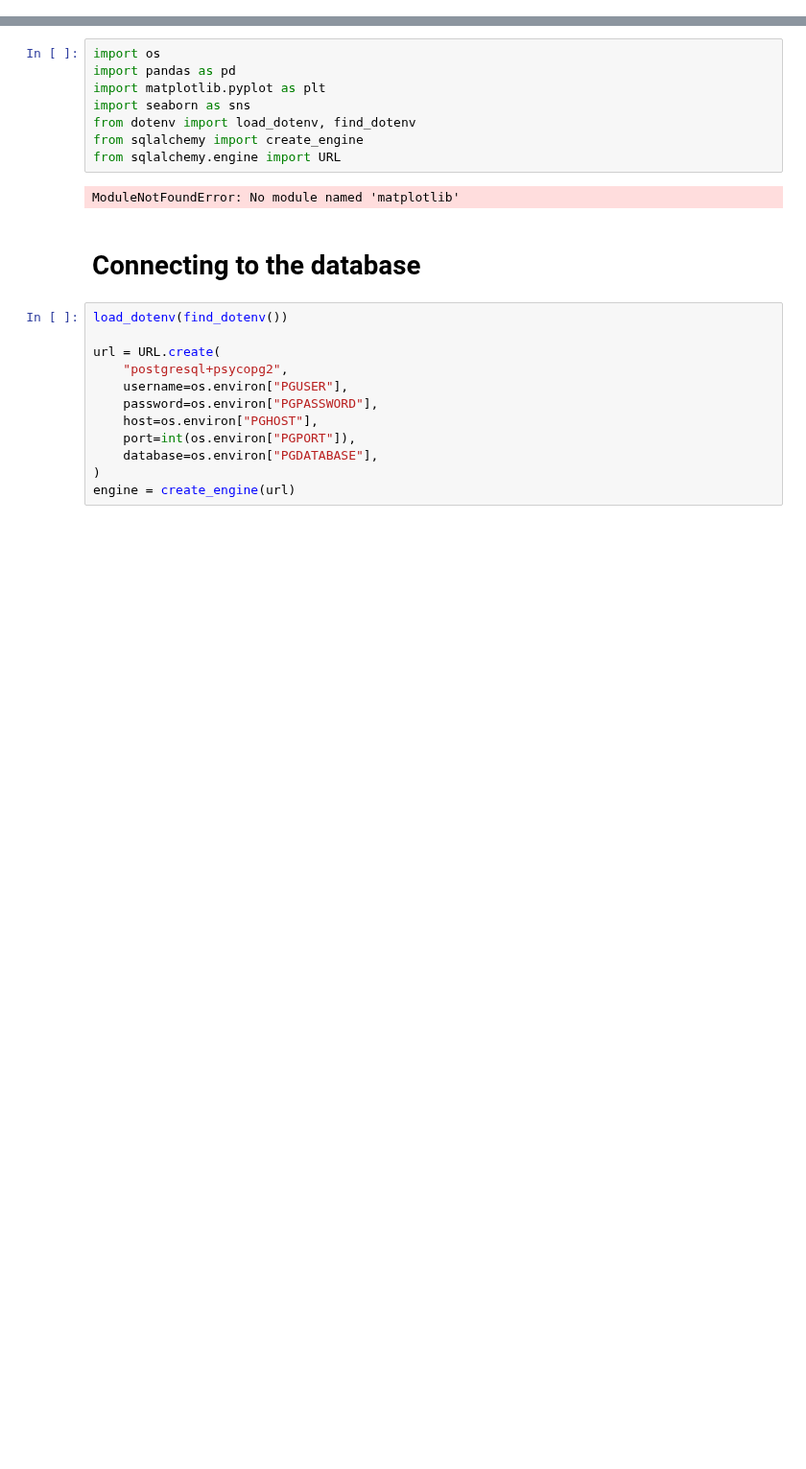
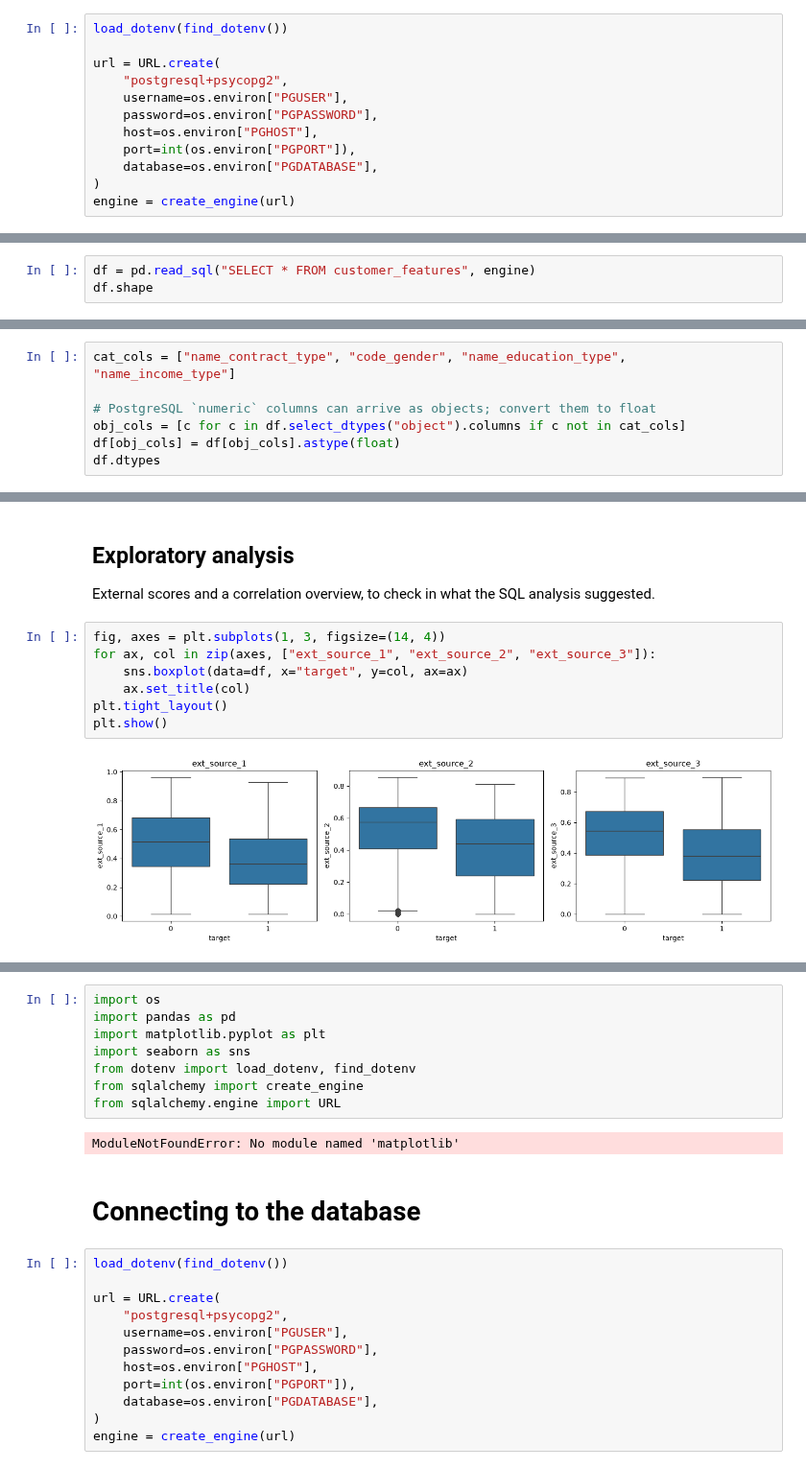
Before and after one commit to paulc02/loan-default-risk-analysis, a Jupyter notebook: notebooks/modeling.ipynb, the cells around one changed output, grey strips where cells are left out. Shown at 96% size. Cells and saved outputs as stored; diff of their text form; blank space fills up the shorter version.

```diff
--- a/notebooks/modeling.ipynb
+++ b/notebooks/modeling.ipynb
@@ -2,0 +13,12 @@
+# %%
+load_dotenv(find_dotenv())
+
+url = URL.create(
+    "postgresql+psycopg2",
+    username=os.environ["PGUSER"],
+    password=os.environ["PGPASSWORD"],
+    host=os.environ["PGHOST"],
+    port=int(os.environ["PGPORT"]),
+    database=os.environ["PGDATABASE"],
+)
+engine = create_engine(url)
@@ -2,0 +27,3 @@
+# %%
+df = pd.read_sql("SELECT * FROM customer_features", engine)
+df.shape
@@ -2,0 +45,7 @@
+# %%
+cat_cols = ["name_contract_type", "code_gender", "name_education_type", "name_income_type"]
+
+# PostgreSQL `numeric` columns can arrive as objects; convert them to float
+obj_cols = [c for c in df.select_dtypes("object").columns if c not in cat_cols]
+df[obj_cols] = df[obj_cols].astype(float)
+df.dtypes
@@ -2,0 +72,12 @@
+# %% [markdown]
+## Exploratory analysis
+External scores and a correlation overview, to check in what the SQL analysis suggested.
+# %%
+fig, axes = plt.subplots(1, 3, figsize=(14, 4))
+for ax, col in zip(axes, ["ext_source_1", "ext_source_2", "ext_source_3"]):
+    sns.boxplot(data=df, x="target", y=col, ax=ax)
+    ax.set_title(col)
+plt.tight_layout()
+plt.show()
+# %% [output]
+[figure, added]
```
Also changed, not shown: parts of 29 cells of this notebook.
